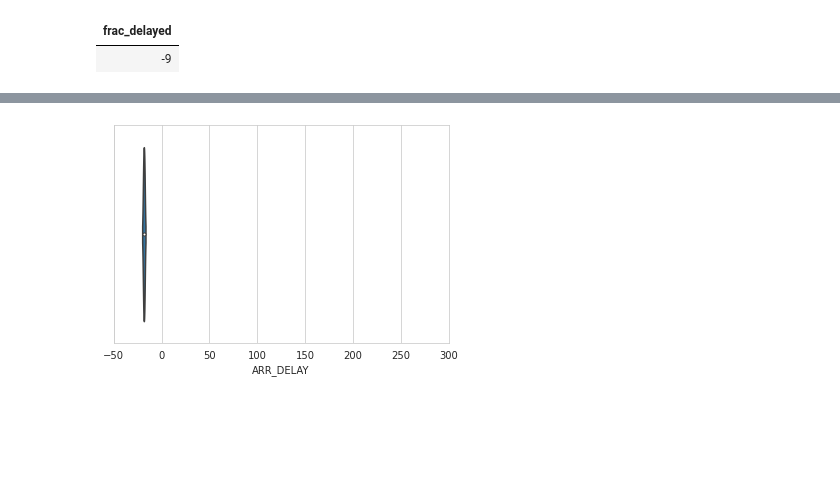
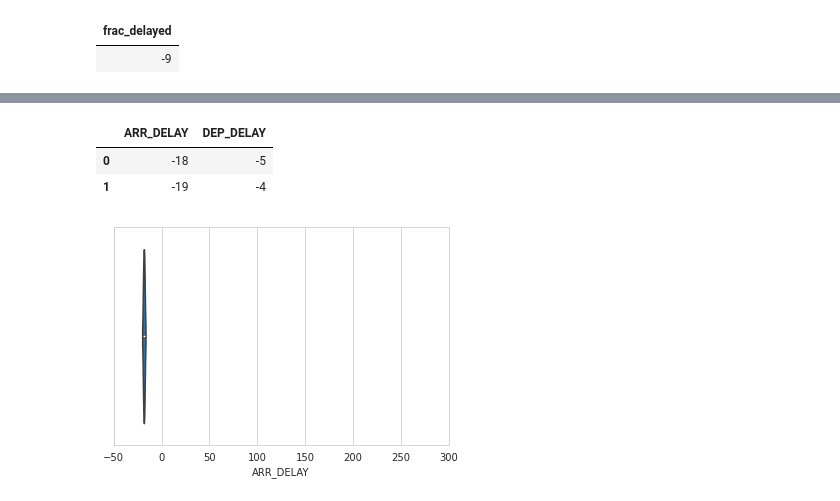
Before and after one commit to prakharsrivastava/powerbi, a Jupyter notebook: Data_Science_on_Google_Cloud_Platform_7.ipynb, the cells around one changed output, grey strips where cells are left out. Cells and saved outputs as stored; diff of their text form; code cells hidden in the pictures; blank space fills up the shorter version.

```diff
--- a/Data_Science_on_Google_Cloud_Platform_7.ipynb
+++ b/Data_Science_on_Google_Cloud_Platform_7.ipynb
@@ -57,6 +60,3 @@ sparkAirportsPandas
 | 1 | 1000301 | 10003 | 03A | Bear Creek Mining Strip | Granite Mountain, AK | 101 | ... |
 | 2 | 1000401 | 10004 | 04A | Lik Mining Camp | Lik, AK | 101 | ... |
 3 rows × 33 columns
-# %%
-sparkAirportsDF=spark.createDataFrame(airports)
-sparkFlightDF=spark.createDataFrame(flight)
@@ -118,6 +115,13 @@ df.describe()
 | 50% | 1000101.0 | 1000101.0 | 1100.000000 | 1055.500000 | -4.500000 | 9.500000 | 1105.00000 | ... |
 | 75% | 1000101.0 | 1000101.0 | 1350.000000 | 1305.250000 | -4.250000 | 10.750000 | 1353.50000 | ... |
 | max | 1000101.0 | 1000101.0 | 1600.000000 | 1555.000000 | -4.000000 | 12.000000 | 1602.00000 | ... |
+# %%
+sparkFlightDF=sparkFlightDF.select("ARR_DELAY","DEP_DELAY")
+sparkFlightDF.toPandas()
+# %% [output]
+|  | ARR_DELAY | DEP_DELAY |
+| 0 | -18 | -5 |
+| 1 | -19 | -4 |
 # %%
 sns.set_style("whitegrid")
 # sns.set(font_scale = 1.5)
```
Also changed, not shown: parts of 5 cells of this notebook.
